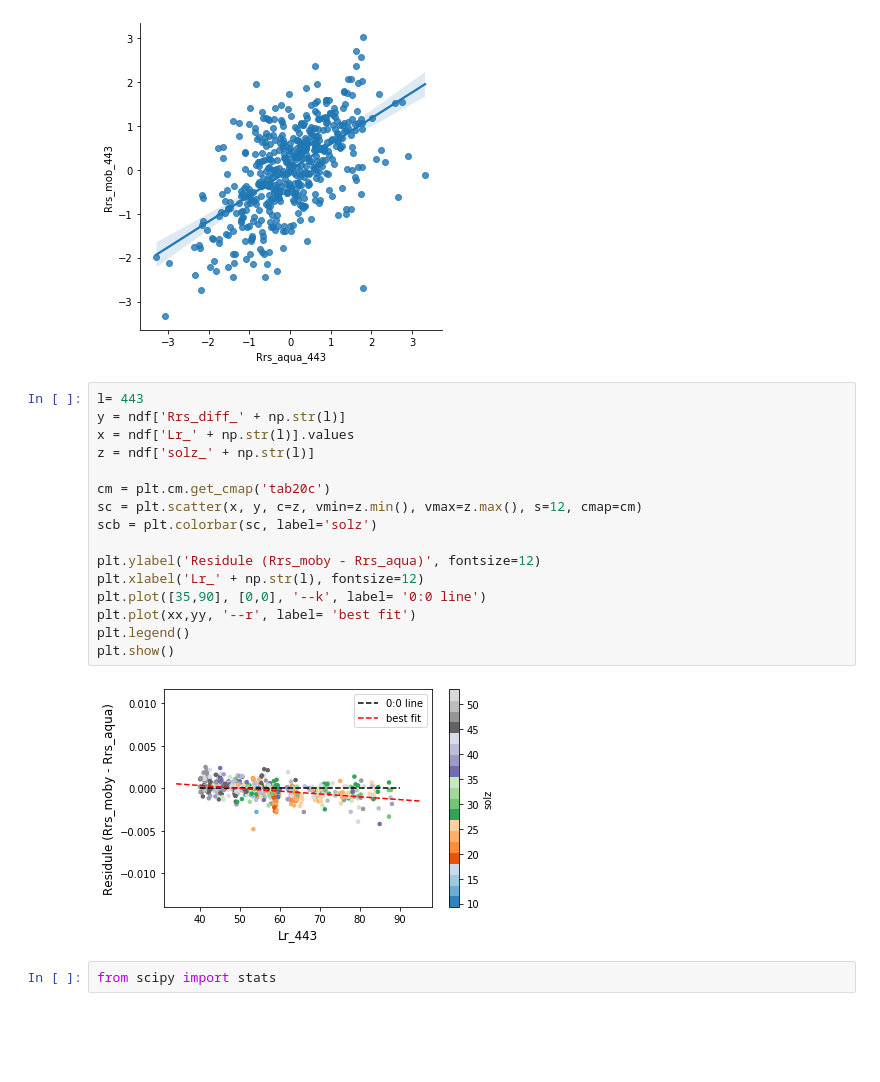
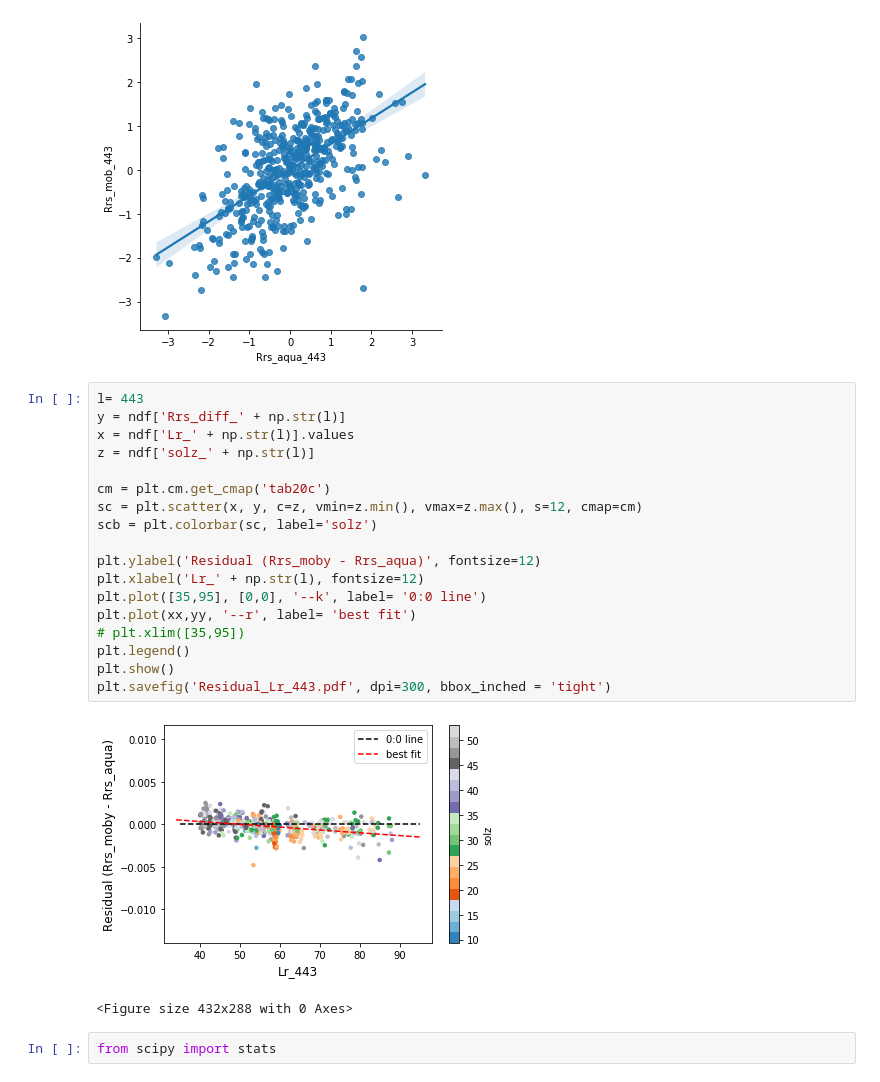
Before and after one commit to amiribr/moby_bias_analysis, a Jupyter notebook: moby_analysis_obs_aqua.ipynb, the cells around one changed output. Cells and saved outputs as stored; diff of their text form; blank space fills up the shorter version.

Commit message:
update figure

```diff
--- a/moby_analysis_obs_aqua.ipynb
+++ b/moby_analysis_obs_aqua.ipynb
@@ -157,21 +157,24 @@ sns.lmplot('Rrs_aqua_443', 'Rrs_mob_443', dfn, ci=95)
 # %%
 l= 443
 y = ndf['Rrs_diff_' + np.str(l)]
 x = ndf['Lr_' + np.str(l)].values
 z = ndf['solz_' + np.str(l)]
 
 cm = plt.cm.get_cmap('tab20c')
 sc = plt.scatter(x, y, c=z, vmin=z.min(), vmax=z.max(), s=12, cmap=cm)
 scb = plt.colorbar(sc, label='solz')
 
-plt.ylabel('Residule (Rrs_moby - Rrs_aqua)', fontsize=12)
+plt.ylabel('Residual (Rrs_moby - Rrs_aqua)', fontsize=12)
 plt.xlabel('Lr_' + np.str(l), fontsize=12)
-plt.plot([35,90], [0,0], '--k', label= '0:0 line')
+plt.plot([35,95], [0,0], '--k', label= '0:0 line')
 plt.plot(xx,yy, '--r', label= 'best fit')
+# plt.xlim([35,95])
 plt.legend()
 plt.show()
+plt.savefig('Residual_Lr_443.pdf', dpi=300, bbox_inched = 'tight')
 # %% [output]
-[figure, old version]
+[figure, new version]
+<Figure size 432x288 with 0 Axes>
 # %%
 from scipy import stats
 # %%
```
Also changed, not shown: 1 other file.
